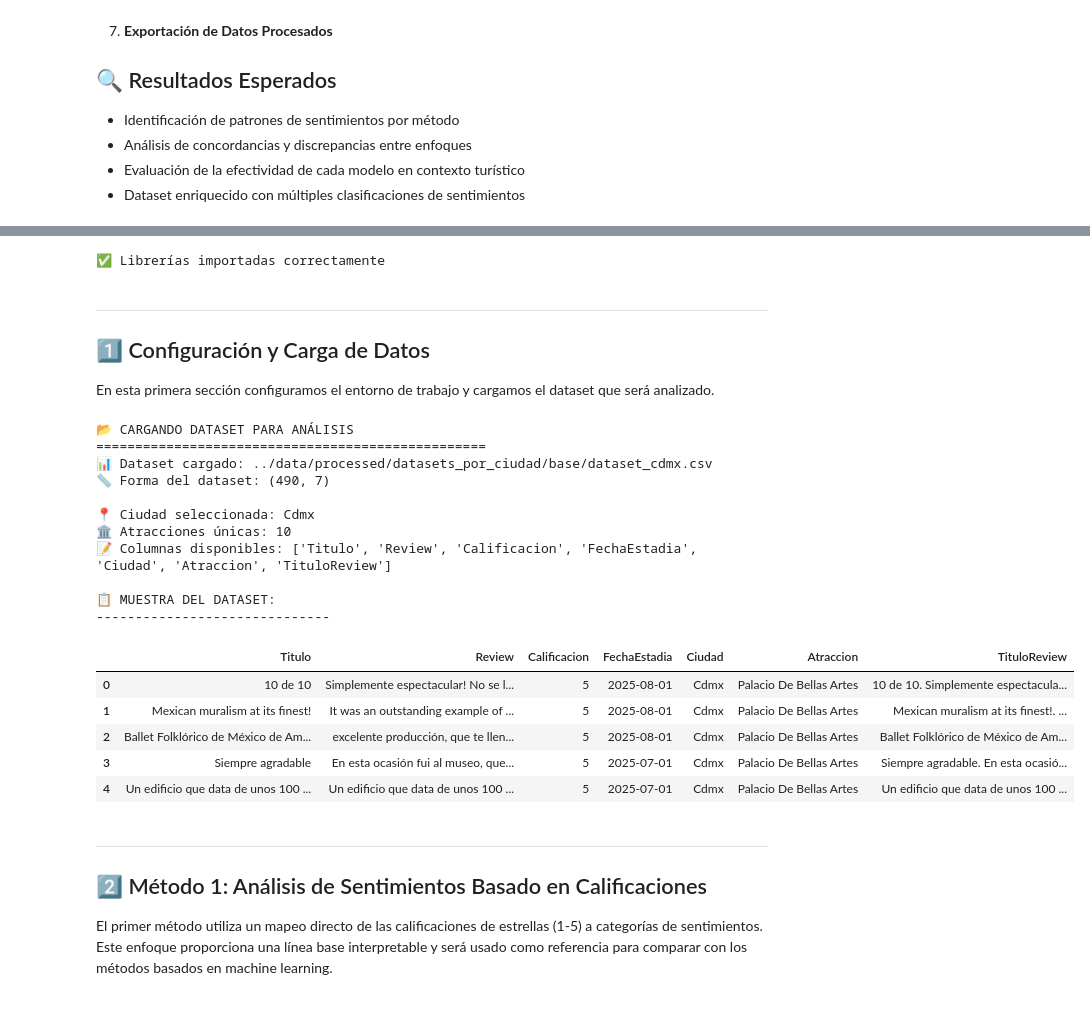
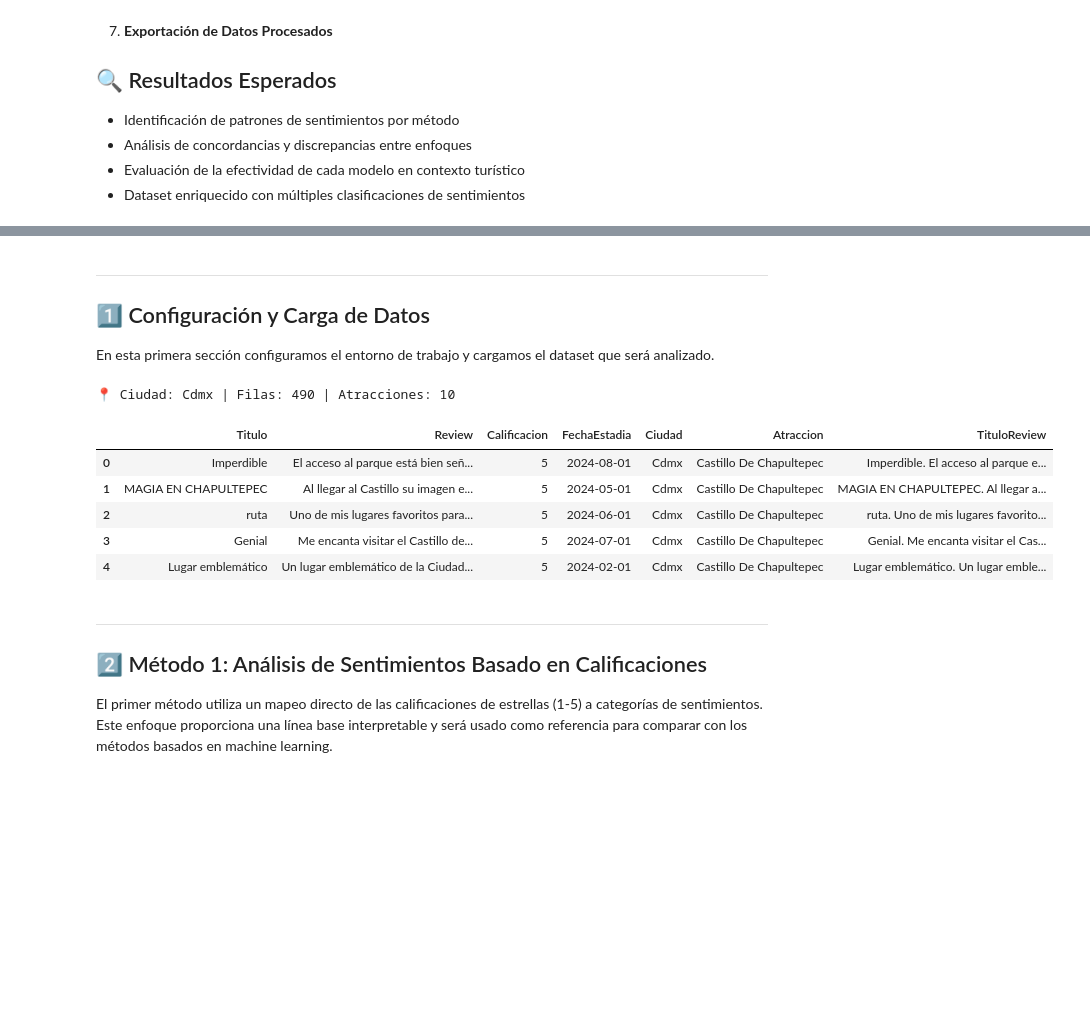
Before and after one commit to VictorWKey/AI-Tourism-Opinion-Analyzer, a Jupyter notebook: notebooks/02-analisis-de-sentimientos.ipynb, the cells around one changed output, grey strips where cells are left out. Cells and saved outputs as stored; diff of their text form; code cells hidden in the pictures; blank space fills up the shorter version.

```diff
--- a/notebooks/02-analisis-de-sentimientos.ipynb
+++ b/notebooks/02-analisis-de-sentimientos.ipynb
@@ -65,30 +70,3 @@ Versión de pandas: 2.3.2
-# %%
-# Importación de librerías necesarias
-import pandas as pd
-import numpy as np
-import matplotlib.pyplot as plt
-import seaborn as sns
-import warnings
-warnings.filterwarnings('ignore')
-
-# Importar los módulos de análisis de sentimientos (nueva estructura modular)
-import sys
-sys.path.append('../scripts')
-from sentimientos import (
-    AnalizadorCalificaciones,
-    cargar_dataset_ciudad,
-    mostrar_info_dataset
-)
-
-# Configuración de visualización
-plt.style.use('default')
-sns.set_palette("husl")
-plt.rcParams['figure.figsize'] = (10, 6)
-plt.rcParams['font.size'] = 12
-
-print("✅ Librerías importadas correctamente")
-# %% [output]
-✅ Librerías importadas correctamente
 # %% [markdown]
 ---
 
@@ -97,48 +75,21 @@ print("✅ Librerías importadas correctamente")
 En esta primera sección configuramos el entorno de trabajo y cargamos el dataset que será analizado.
 # %%
 # Cargar dataset de la ciudad seleccionada para análisis
-import pandas as pd
-import warnings
-warnings.filterwarnings('ignore')
+dataset_path = '../data/processed/datasets_por_ciudad/base/dataset_cdmx.csv'
+df = pd.read_csv(dataset_path)
 
-# Configuración del dataset a analizar
-dataset_path = '../data/processed/datasets_por_ciudad/base/dataset_cdmx.csv'
+ciudad_analizada = df['Ciudad'].iloc[0] if 'Ciudad' in df.columns else 'No especificada'
+print(f"📍 Ciudad: {ciudad_analizada} | Filas: {df.shape[0]} | Atracciones: {df['Atraccion'].nunique()}")
 
-# Cargar datos
-print("📂 CARGANDO DATASET PARA ANÁLISIS")
-print("=" * 50)
-df = pd.read_csv(dataset_path)
-print(f"📊 Dataset cargado: {dataset_path}")
-print(f"📏 Forma del dataset: {df.shape}")
-
-# Información básica del dataset
-ciudad_analizada = df['Ciudad'].iloc[0] if 'Ciudad' in df.columns else 'No especificada'
-print(f"\n📍 Ciudad seleccionada: {ciudad_analizada}")
-print(f"🏛️ Atracciones únicas: {df['Atraccion'].nunique() if 'Atraccion' in df.columns else 'N/A'}")
-print(f"📝 Columnas disponibles: {list(df.columns)}")
-
-# Mostrar muestra del dataset
-print(f"\n📋 MUESTRA DEL DATASET:")
-print("-" * 30)
-display(df.head())
+df.head()
 # %% [output]
-📂 CARGANDO DATASET PARA ANÁLISIS
-==================================================
-📊 Dataset cargado: ../data/processed/datasets_por_ciudad/base/dataset_cdmx.csv
-📏 Forma del dataset: (490, 7)
-
-📍 Ciudad seleccionada: Cdmx
-🏛️ Atracciones únicas: 10
-📝 Columnas disponibles: ['Titulo', 'Review', 'Calificacion', 'FechaEstadia', 'Ciudad', 'Atraccion', 'TituloReview']
-
-📋 MUESTRA DEL DATASET:
-------------------------------
+📍 Ciudad: Cdmx | Filas: 490 | Atracciones: 10
 |  | Titulo | Review | Calificacion | FechaEstadia | Ciudad | Atraccion | TituloReview |
-| 0 | 10 de 10 | Simplemente espectacular! No se l... | 5 | 2025-08-01 | Cdmx | Palacio De Bellas Artes | 10 de 10. Simplemente espectacula... |
-| 1 | Mexican muralism at its finest! | It was an outstanding example of ... | 5 | 2025-08-01 | Cdmx | Palacio De Bellas Artes | Mexican muralism at its finest!. ... |
-| 2 | Ballet Folklórico de México de Am... | excelente producción, que te llen... | 5 | 2025-08-01 | Cdmx | Palacio De Bellas Artes | Ballet Folklórico de México de Am... |
-| 3 | Siempre agradable | En esta ocasión fui al museo, que... | 5 | 2025-07-01 | Cdmx | Palacio De Bellas Artes | Siempre agradable. En esta ocasió... |
-| 4 | Un edificio que data de unos 100 ... | Un edificio que data de unos 100 ... | 5 | 2025-07-01 | Cdmx | Palacio De Bellas Artes | Un edificio que data de unos 100 ... |
+| 0 | Imperdible | El acceso al parque está bien señ... | 5 | 2024-08-01 | Cdmx | Castillo De Chapultepec | Imperdible. El acceso al parque e... |
+| 1 | MAGIA EN CHAPULTEPEC | Al llegar al Castillo su imagen e... | 5 | 2024-05-01 | Cdmx | Castillo De Chapultepec | MAGIA EN CHAPULTEPEC. Al llegar a... |
+| 2 | ruta | Uno de mis lugares favoritos para... | 5 | 2024-06-01 | Cdmx | Castillo De Chapultepec | ruta. Uno de mis lugares favorito... |
+| 3 | Genial | Me encanta visitar el Castillo de... | 5 | 2024-07-01 | Cdmx | Castillo De Chapultepec | Genial. Me encanta visitar el Cas... |
+| 4 | Lugar emblemático | Un lugar emblemático de la Ciudad... | 5 | 2024-02-01 | Cdmx | Castillo De Chapultepec | Lugar emblemático. Un lugar emble... |
 # %% [markdown]
 ---
 
```
Also changed, not shown: parts of 28 cells of this notebook, 22 other files.
